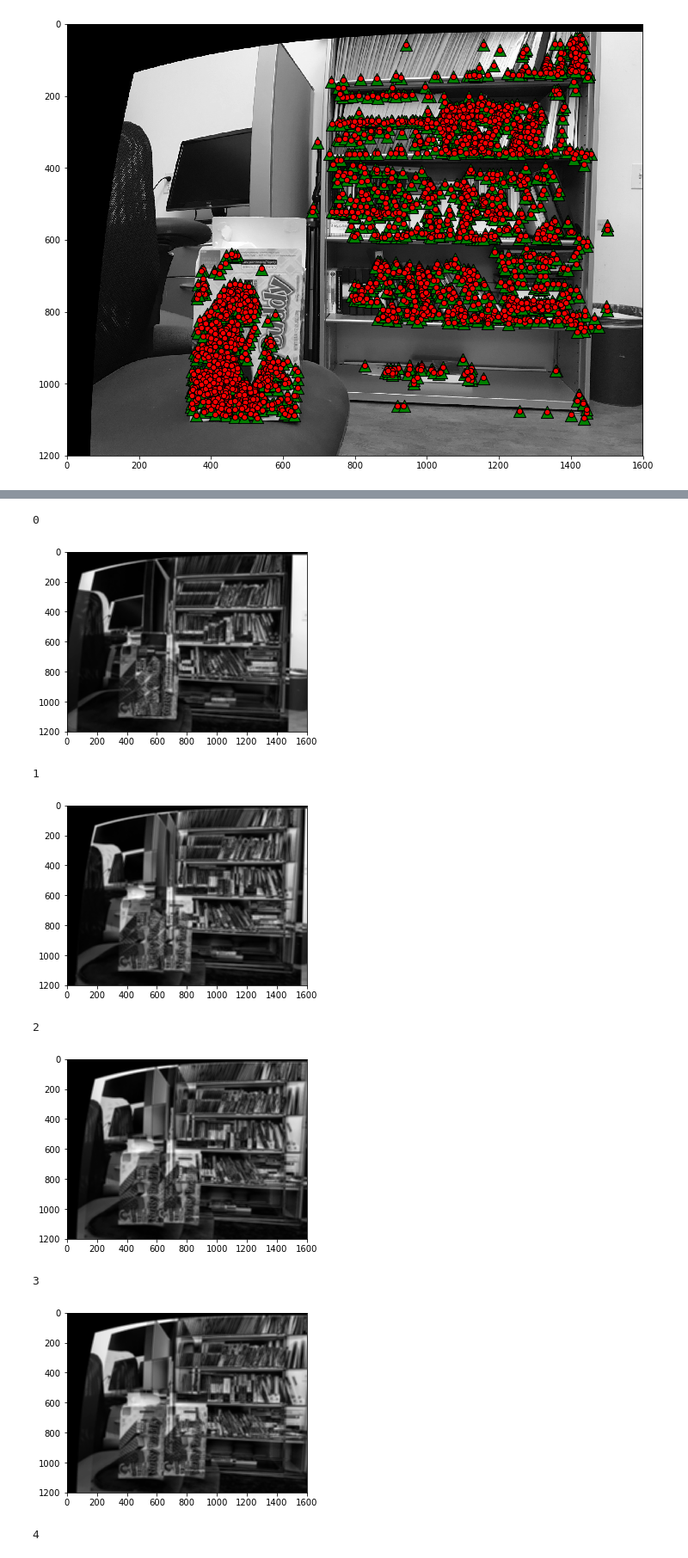
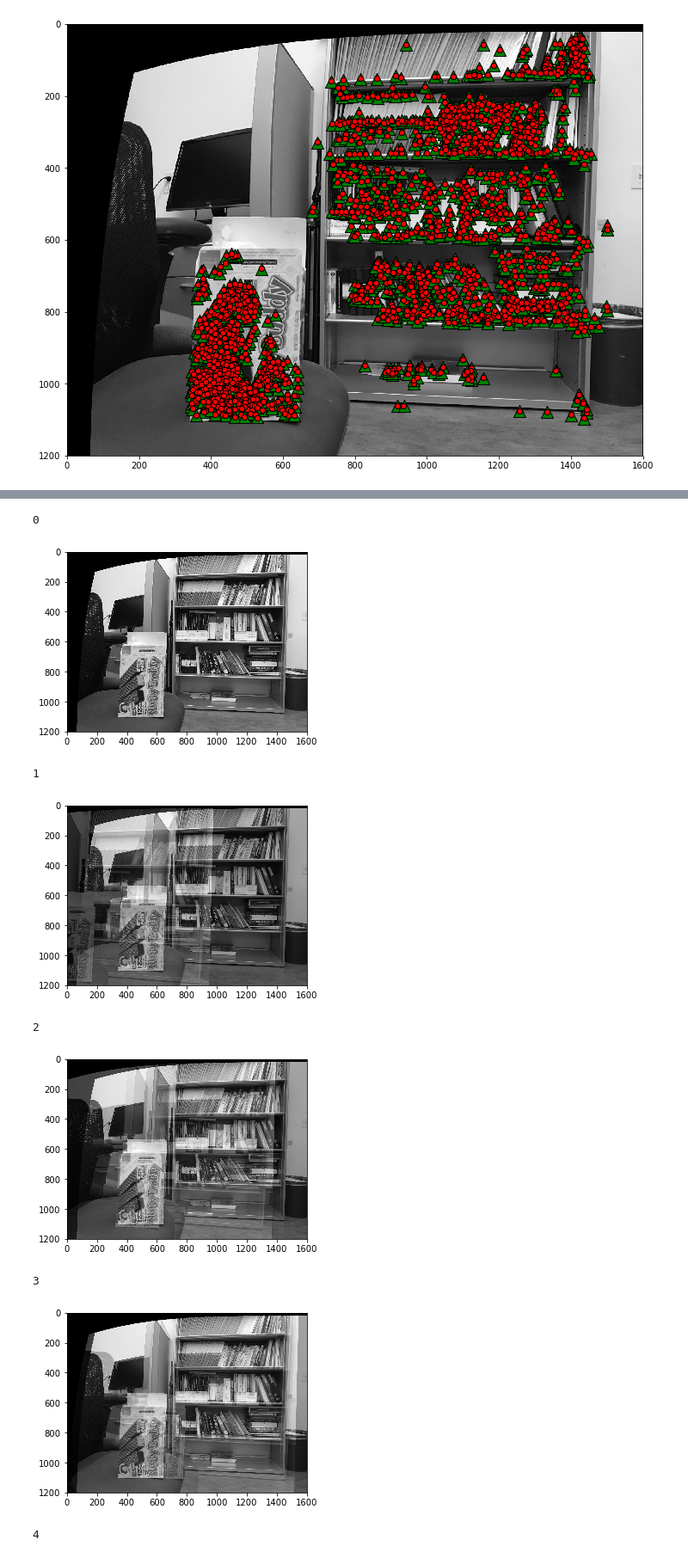
Before and after one commit to trungnguyencs/MultiView-Stereo, a Jupyter notebook: SIFT-Matching-Lastest.ipynb, the cells around one changed output, grey strips where cells are left out. Shown at 86% size. Drawn from its saved outputs; the diff is of its cells as text; code cells hidden in the pictures.

```diff
--- a/SIFT-Matching-Lastest.ipynb
+++ b/SIFT-Matching-Lastest.ipynb
@@ -181,6 +181,6 @@ t = : [[-0.91637848]
 # %%
 zmax = Z_vector.max()
-zmin = Z_vector.min()
+zmin = Z_vector.min()-8
 interval = (zmax - zmin)/20
 print(zmax)
 print(zmin)
@@ -194,27 +194,31 @@ d = np.linspace(zmin,zmax,20)
 # %%
 boxstack = np.empty((np.shape(img1)[0],np.shape(img1)[1],20))
 for i in range(20):
     n = np.array([[0,0,-1]])
     H = R - np.dot(t,n)/d[i]
     M = np.matmul(mtx,np.matmul(H,np.linalg.inv(mtx)))
     warp = cv2.warpPerspective(img2, M, (img1.shape[1],  img1.shape[0]))
 #                                , dst=img1.copy()), borderMode=cv2.BORDER_TRANSPARENT)
     diff = cv2.absdiff(img1, warp)
-    box = cv2.boxFilter(diff, 50, (15,15))
-
+#     box = cv2.boxFilter(diff, 50, (15,15))
+    box = cv2.blur(diff,(15,15))
+    overlay = cv2.addWeighted(img1, 0.7, warp, 0.3, 0)
     print(i)
     plt.figure(figsize=(5,5))
-    plt.imshow(box,cmap="gray")
+    plt.imshow(overlay,cmap="gray")
     plt.show()
+#     plt.figure(figsize=(5,5))
+#     plt.imshow(box,cmap="gray")
+#     plt.show()
 
     boxstack[:,:,i] = box
 # %% [output]
 0
-[figure, old version]
+[figure, new version]
 1
-[figure, old version]
+[figure, new version]
 2
-[figure, old version]
+[figure, new version]
 3
-[figure, old version]
+[figure, new version]
 4
```
Also changed, not shown: parts of 6 cells of this notebook, 1 other file.
